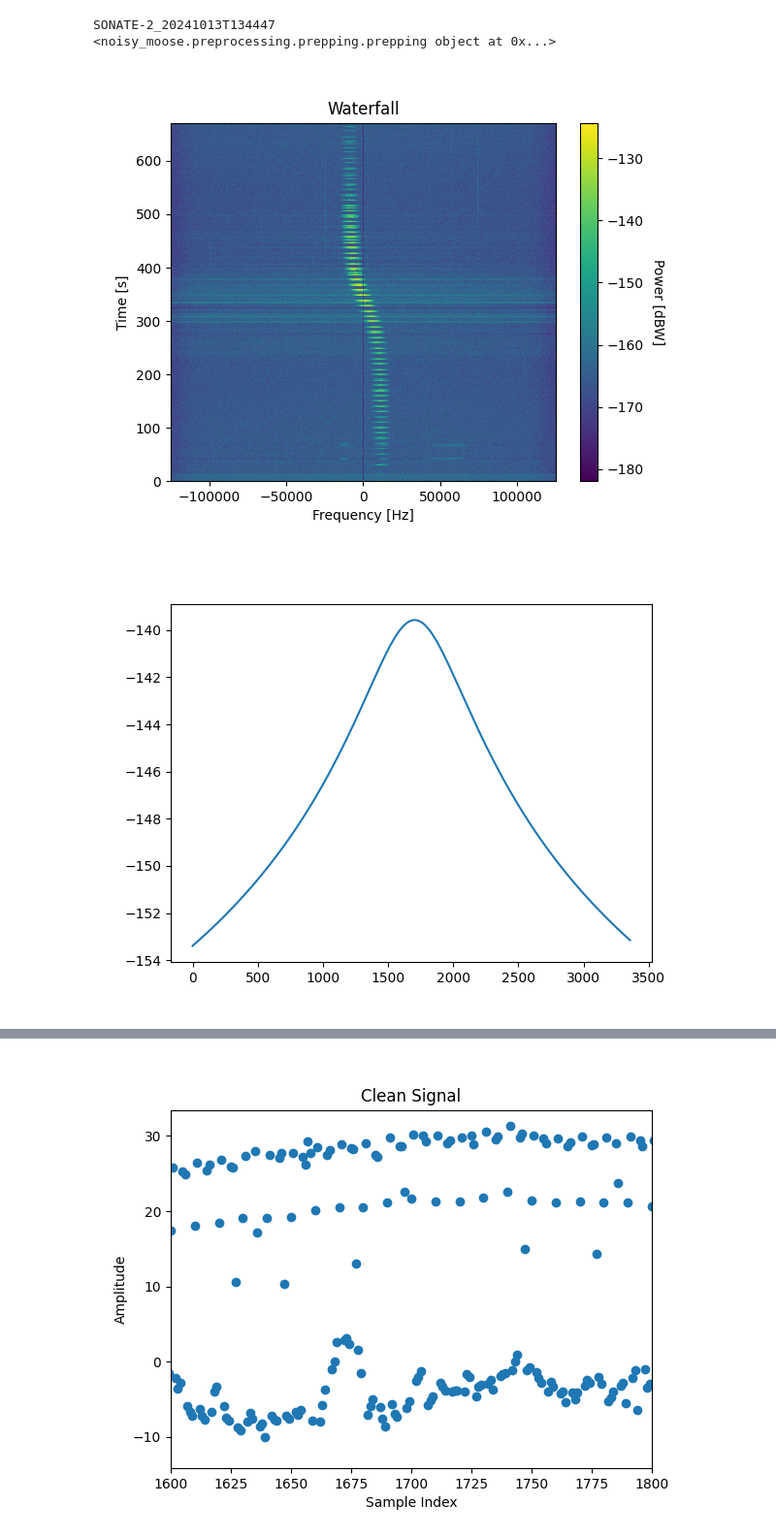
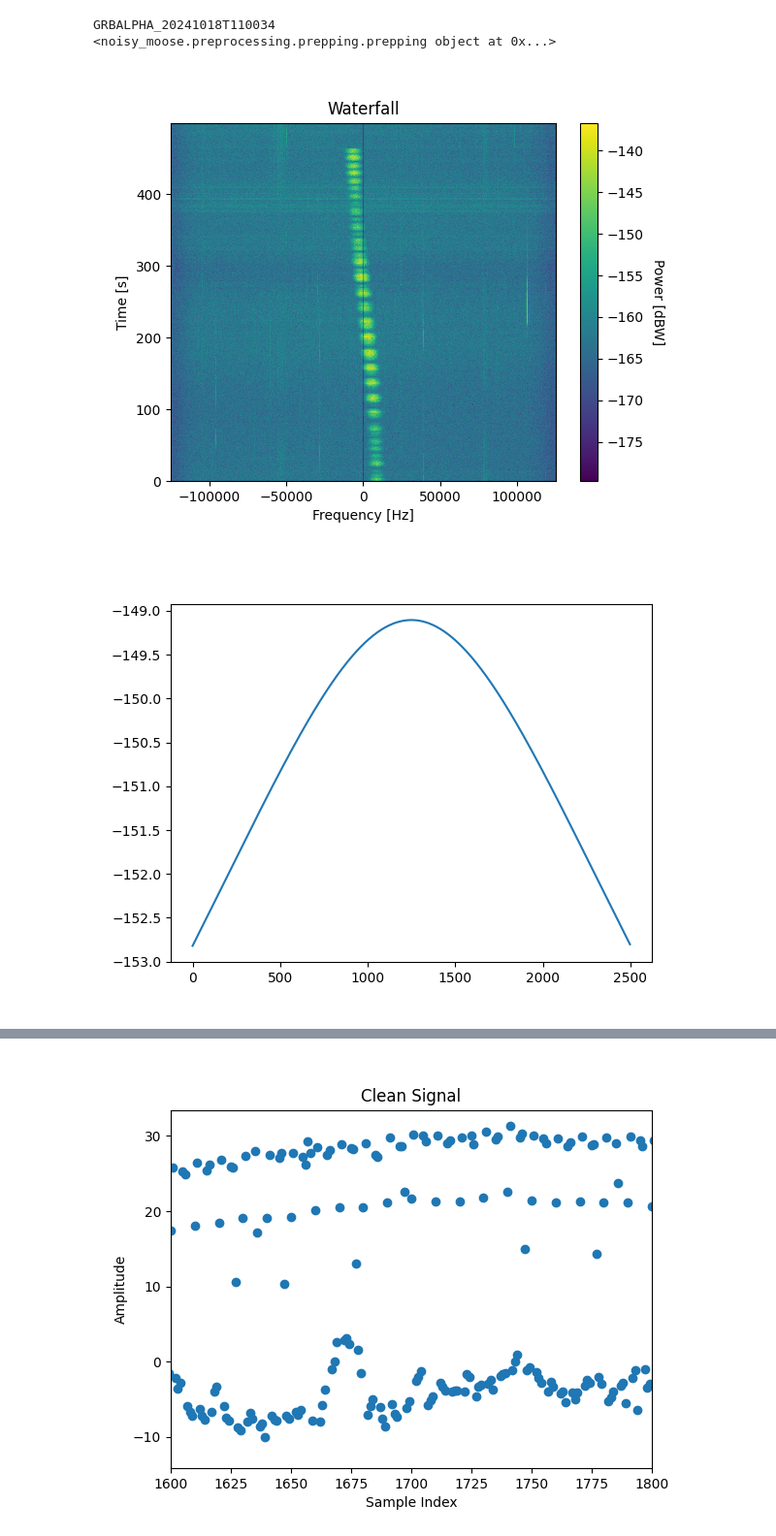
Before and after one commit to P7-Link-state/time_series_estimation, a Jupyter notebook: Plot-Response.ipynb, the cells around one changed output, grey strips where cells are left out. Shown at 97% size. Cells and saved outputs as stored; diff of their text form; code cells hidden in the pictures.

```diff
--- a/Plot-Response.ipynb
+++ b/Plot-Response.ipynb
@@ -4,37 +4,37 @@ import matplotlib.pyplot as plt
 import noisy_moose as nm
 import json
 import pickle
 import numpy as np
 
 
 data_path = 'C:/Users/StoreElberg/OneDrive - Aalborg Universitet/Git3/output/' # Change this to the path of the data for you system but please keep the others as a comment
 label_path = 'C:/Users/StoreElberg/OneDrive - Aalborg Universitet/Git3/Data-Pre/new_labels.json'
 
 labels = json.loads(open(label_path).read())
-file=labels['3'][2]
+file=labels['3'][7]
 print(file)
 
 def unpickle(file):
     with open(data_path + file+"_pickled.bin", 'rb') as f:
         dump = f.read()
     # Unpickle the data
     return pickle.loads(dump)
 
 data: nm.prepping = unpickle(file)
 print(data)  # This will print the unpickled object
 #data.noise_obj.run()
 plt.figure()
 data.noise_obj.plot_waterfall()
 plt.show()
 # pre
 plt.figure()
 plt.plot(data.station_obj.fspl)
 plt.show()
 # %% [output]
-SONATE-2_20241013T134447
+GRBALPHA_20241018T110034
 <noisy_moose.preprocessing.prepping.prepping object at 0x...>
-[figure, old version]
+[figure, new version]
-[figure, old version]
+[figure, new version]
 # %%
 plt.figure()
 plt.scatter(np.linspace(0,len(data.noise_obj.signal_abs)-1,len(data.noise_obj.signal_abs)),10*np.log10(data.noise_obj.signal_abs)-data.station_obj.fspl-18)
```
Also changed, not shown: parts of 1 cell of this notebook.
